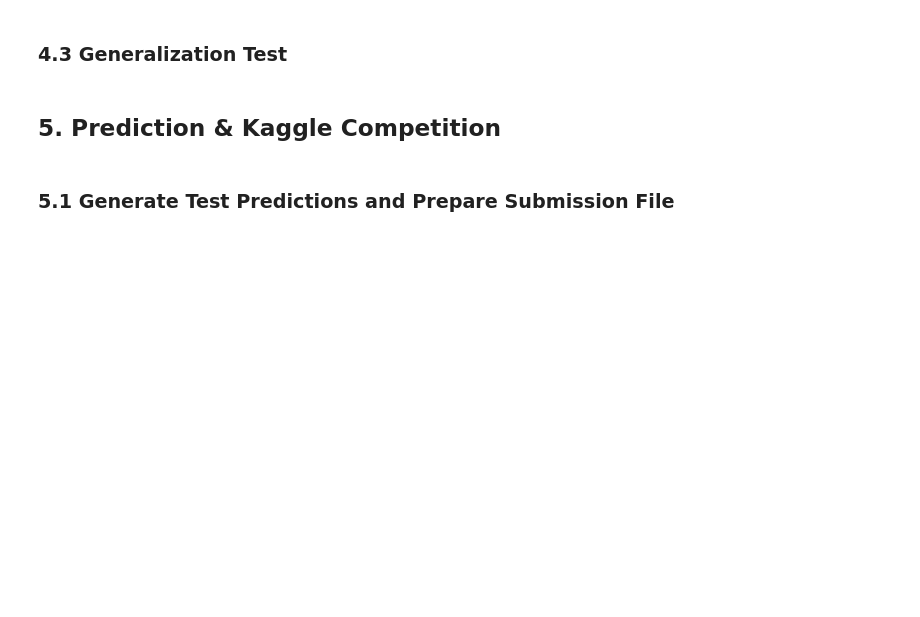
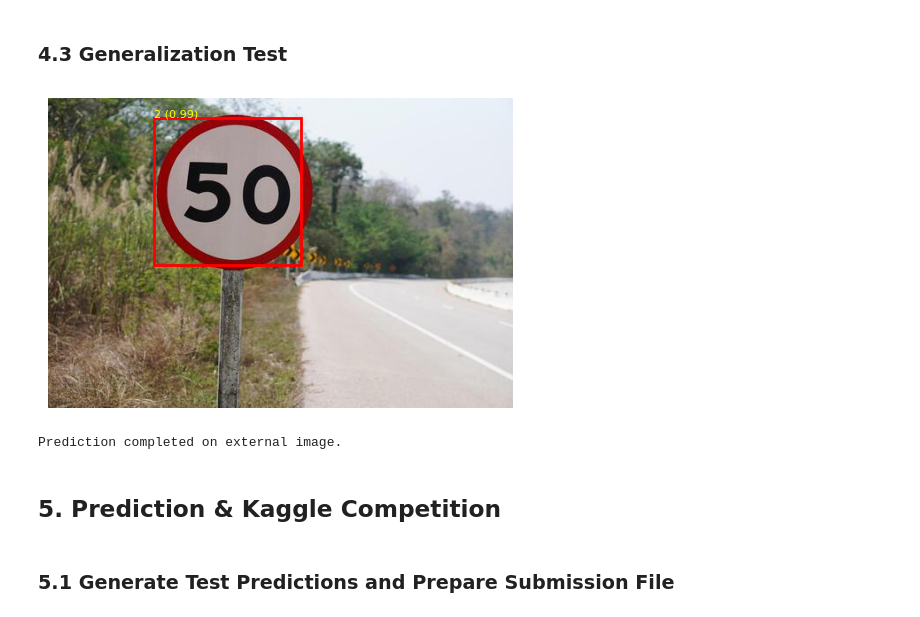
Before and after one commit to Blacklotus89898/ComputerVisionMiscellaneous, a Jupyter notebook: ecse_415_a4.ipynb, the cells around one changed output. Drawn from its saved outputs; the diff is of its cells as text; code cells hidden in the pictures; blank space fills up the shorter version.

```diff
--- a/ecse_415_a4.ipynb
+++ b/ecse_415_a4.ipynb
@@ -1041,5 +1105,35 @@ with torch.no_grad():
 # %% [markdown]
 ### 4.3 Generalization Test
+# %%
+from PIL import Image
+
+# Path to your external test image
+test_image = "/content/drive/MyDrive/ECSE415/a4/ecse-415-object-recognition/External/testing1.jfif"
+
+# Make sure model is in eval mode
+model.eval()
+
+# Load and preprocess image
+img = Image.open(test_image).convert("RGB")
+img_tensor = basic_transform(img).unsqueeze(0).to(device)
+
+# Run inference
+with torch.no_grad():
+    output = model(img_tensor)[0]
+
+# Visualize predictions
+visualize_prediction(
+    basic_transform(img),      # image tensor (CPU)
+    output["boxes"].cpu(),     # predicted boxes
+    output["labels"].cpu(),    # predicted class IDs
+    output["scores"].cpu(),    # confidence scores
+    score_thresh=0.5           # only show boxes > 50% confidence
+)
+
+print("Prediction completed on external image.")
+# %% [output]
+[figure, added]
+Prediction completed on external image.
 # %% [markdown]
 ## 5. Prediction & Kaggle Competition
 # %% [markdown]
```
Also changed, not shown: parts of 18 cells of this notebook.
